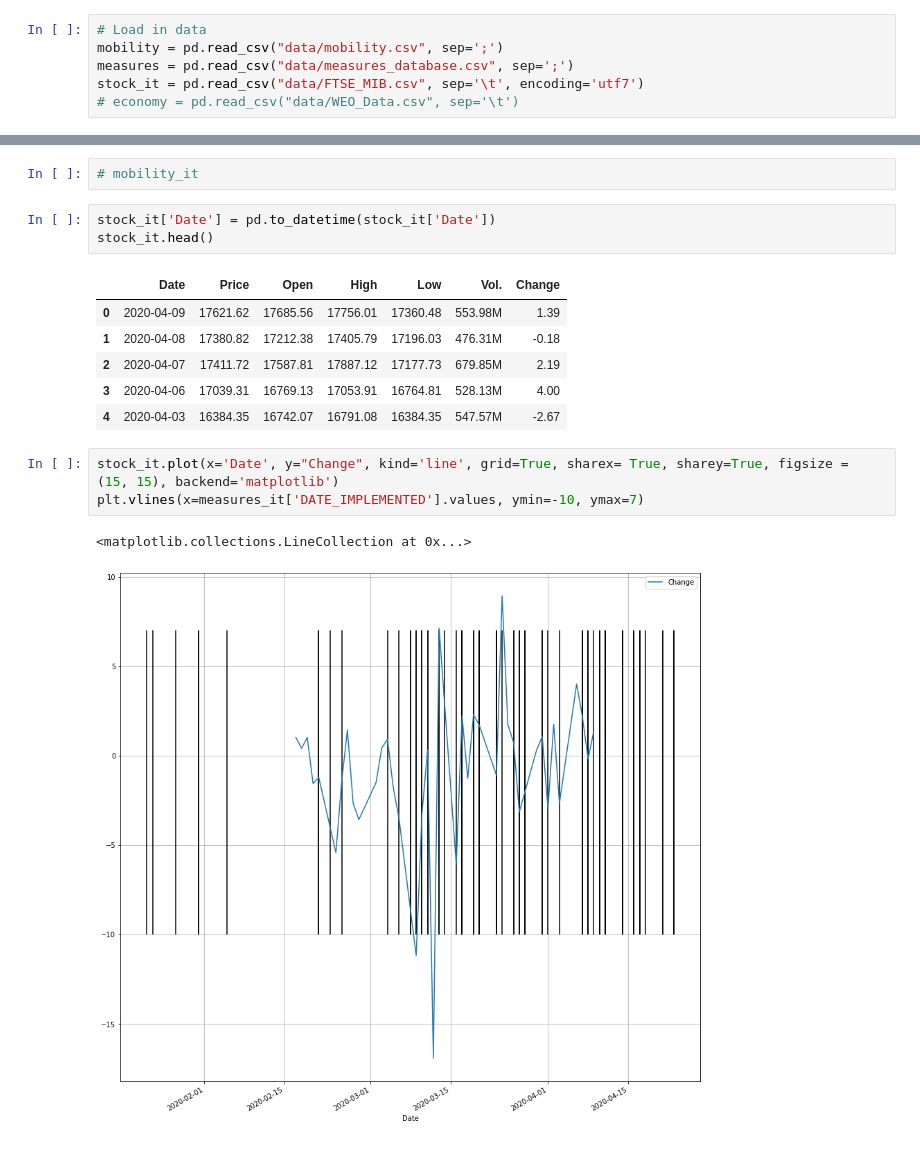
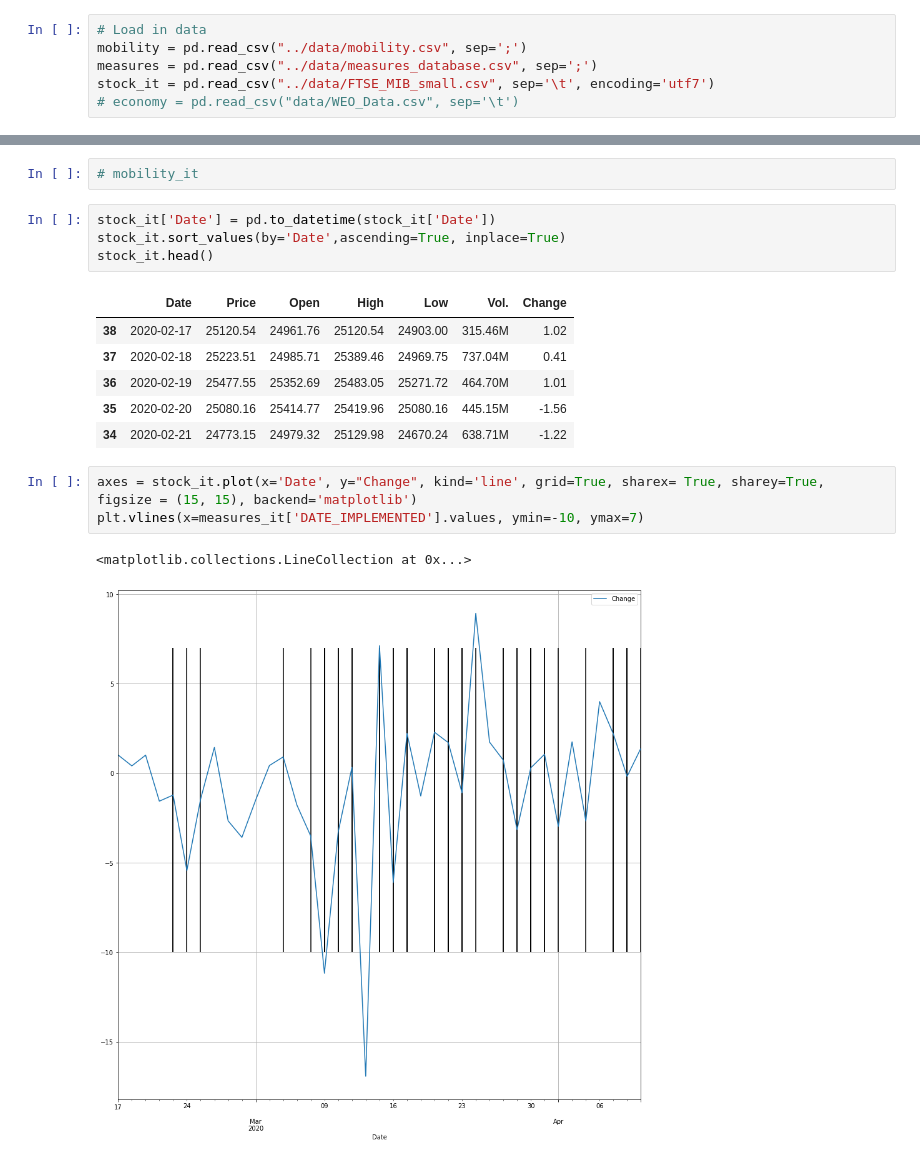
Before and after one commit to dimnl/modum, a Jupyter notebook: correlation/data_processing.ipynb, the cells around one changed output, grey strips where cells are left out. Cells and saved outputs as stored; diff of their text form.

```diff
--- a/data_processing.ipynb
+++ b/correlation/data_processing.ipynb
@@ -4,9 +4,9 @@ import numpy as np
 from matplotlib import pyplot as plt
 # %%
 # Load in data
-mobility = pd.read_csv("data/mobility.csv", sep=';')
-measures = pd.read_csv("data/measures_database.csv", sep=';')
-stock_it = pd.read_csv("data/FTSE_MIB.csv", sep='\t', encoding='utf7')
+mobility = pd.read_csv("../data/mobility.csv", sep=';')
+measures = pd.read_csv("../data/measures_database.csv", sep=';')
+stock_it = pd.read_csv("../data/FTSE_MIB_small.csv", sep='\t', encoding='utf7')
 # economy = pd.read_csv("data/WEO_Data.csv", sep='\t')
 # %%
 ## Look at Data
@@ -196,17 +192,18 @@ PointbiserialrResult(correlation=-0.9422962496577196, pvalue=8.249491814405984e-
 # mobility_it
 # %%
 stock_it['Date'] = pd.to_datetime(stock_it['Date'])
+stock_it.sort_values(by='Date',ascending=True, inplace=True)
 stock_it.head()
 # %% [output]
 |  | Date | Price | Open | High | Low | Vol. | Change |
-| 0 | 2020-04-09 | 17621.62 | 17685.56 | 17756.01 | 17360.48 | 553.98M | 1.39 |
-| 1 | 2020-04-08 | 17380.82 | 17212.38 | 17405.79 | 17196.03 | 476.31M | -0.18 |
-| 2 | 2020-04-07 | 17411.72 | 17587.81 | 17887.12 | 17177.73 | 679.85M | 2.19 |
-| 3 | 2020-04-06 | 17039.31 | 16769.13 | 17053.91 | 16764.81 | 528.13M | 4.00 |
-| 4 | 2020-04-03 | 16384.35 | 16742.07 | 16791.08 | 16384.35 | 547.57M | -2.67 |
+| 38 | 2020-02-17 | 25120.54 | 24961.76 | 25120.54 | 24903.00 | 315.46M | 1.02 |
+| 37 | 2020-02-18 | 25223.51 | 24985.71 | 25389.46 | 24969.75 | 737.04M | 0.41 |
+| 36 | 2020-02-19 | 25477.55 | 25352.69 | 25483.05 | 25271.72 | 464.70M | 1.01 |
+| 35 | 2020-02-20 | 25080.16 | 25414.77 | 25419.96 | 25080.16 | 445.15M | -1.56 |
+| 34 | 2020-02-21 | 24773.15 | 24979.32 | 25129.98 | 24670.24 | 638.71M | -1.22 |
 # %%
-stock_it.plot(x='Date', y="Change", kind='line', grid=True, sharex= True, sharey=True, figsize = (15, 15), backend='matplotlib')
+axes = stock_it.plot(x='Date', y="Change", kind='line', grid=True, sharex= True, sharey=True, figsize = (15, 15), backend='matplotlib')
 plt.vlines(x=measures_it['DATE_IMPLEMENTED'].values, ymin=-10, ymax=7)
 # %% [output]
 <matplotlib.collections.LineCollection at 0x...>
-[figure, old version]
+[figure, new version]
```
Also changed, not shown: parts of 5 cells of this notebook, 3 other files.
